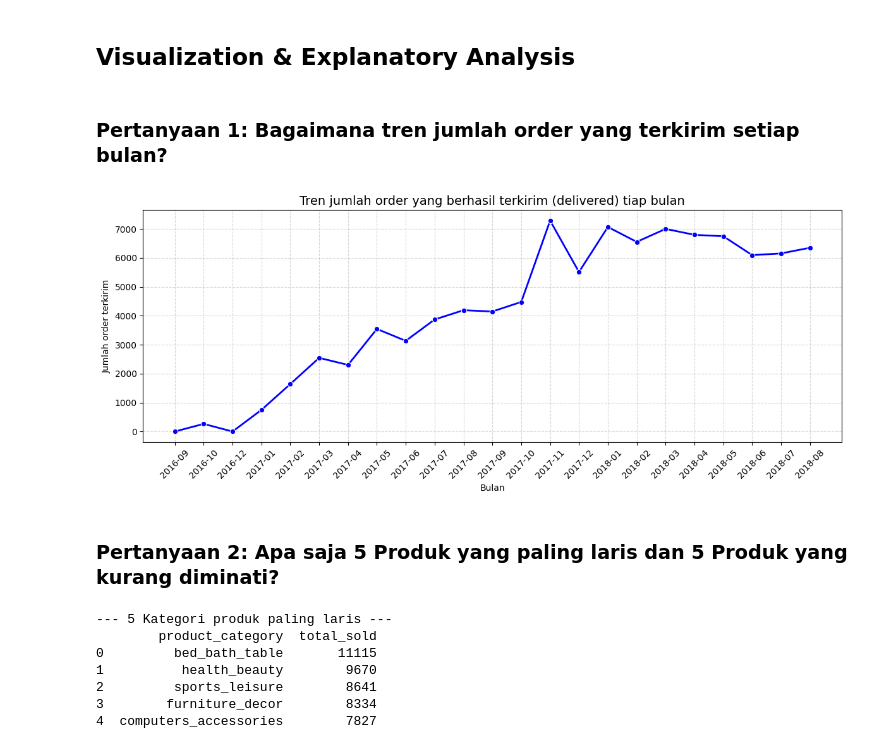
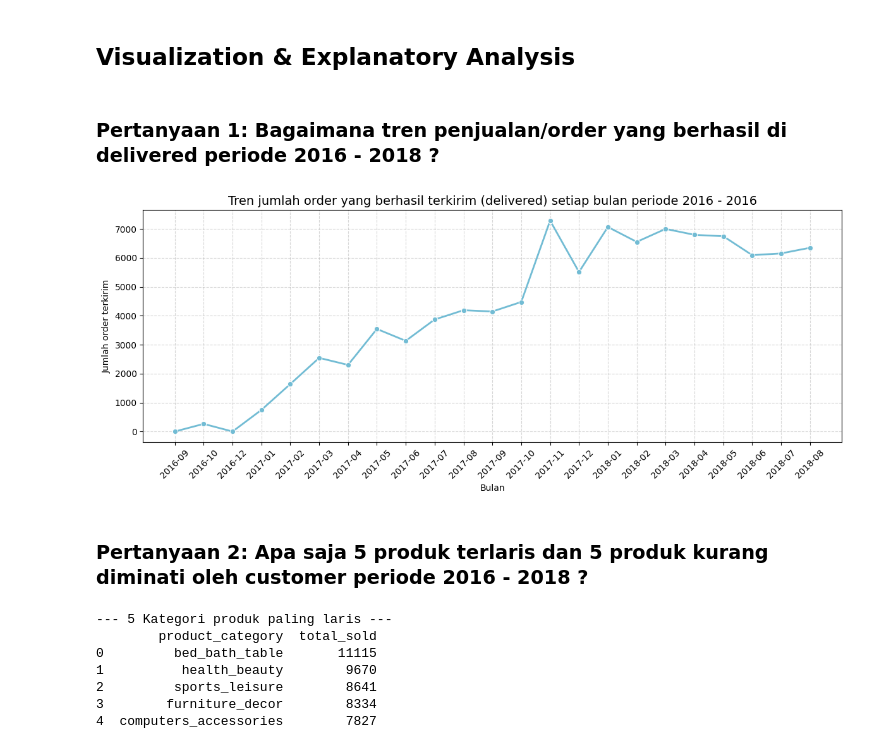
Before and after one commit to GreatlyHizkia/Project-Data-Analysis-OLIST, a Jupyter notebook: Notebook.ipynb, the cells around one changed output. Saved outputs shown, nothing was run; the diff lists cells and outputs as text; code cells hidden in the pictures.

```diff
--- a/Notebook.ipynb
+++ b/Notebook.ipynb
@@ -1206,33 +1207,33 @@ Customers paling banyak melakukan pembayaran menggunakan credit card
 # %% [markdown]
 ## Visualization & Explanatory Analysis
 # %% [markdown]
-### Pertanyaan 1: Bagaimana tren jumlah order yang terkirim setiap bulan?
+### Pertanyaan 1: Bagaimana tren penjualan/order yang berhasil di delivered periode 2016 - 2018 ?
 # %%
 # Filter hanya ambil order yang statusnya 'delivered'
 delivered_orders = orders[orders['order_status'] == 'delivered'].copy()
 
 # Hitung jumlah order unik per bulan
 monthly_orders = delivered_orders.groupby(delivered_orders['order_purchase_timestamp'].dt.to_period('M'))['order_id'].nunique().reset_index()
 monthly_orders.columns = ['month_year', 'total_orders_delivered']
 
 # Ubah month_year ke string untuk visualisasi
 monthly_orders['month_year'] = monthly_orders['month_year'].astype(str)
 
 # Membuat line chart untuk melihat tren jumlah order per bulan
 plt.figure(figsize=(12,5))
-sns.lineplot(data=monthly_orders, x='month_year', y='total_orders_delivered', marker='o', color='blue', linewidth=2)
+sns.lineplot(data=monthly_orders, x='month_year', y='total_orders_delivered', marker='o', color="#72BCD4", linewidth=2)
 
-plt.title("Tren jumlah order yang berhasil terkirim (delivered) tiap bulan", fontsize=14)
+plt.title("Tren jumlah order yang berhasil terkirim (delivered) setiap bulan periode 2016 - 2016", fontsize=14)
 plt.xlabel("Bulan")
 plt.ylabel("Jumlah order terkirim")
 plt.xticks(rotation=45)
 plt.grid(True, linestyle='--', alpha=0.5)
 plt.tight_layout()
 plt.show()
 # %% [output]
-[figure, old version]
+[figure, new version]
 # %% [markdown]
-### Pertanyaan 2: Apa saja 5 Produk yang paling laris dan 5 Produk yang kurang diminati?
+### Pertanyaan 2: Apa saja 5 produk terlaris dan 5 produk kurang diminati oleh customer periode 2016 - 2018 ?
 # %%
 # Menghitung total penjualan per kategori produk
 product_sales_count = product_order_items_orders['product_category_name_english'].value_counts().reset_index()
```
Also changed, not shown: parts of 5 cells of this notebook, 4 other files.
